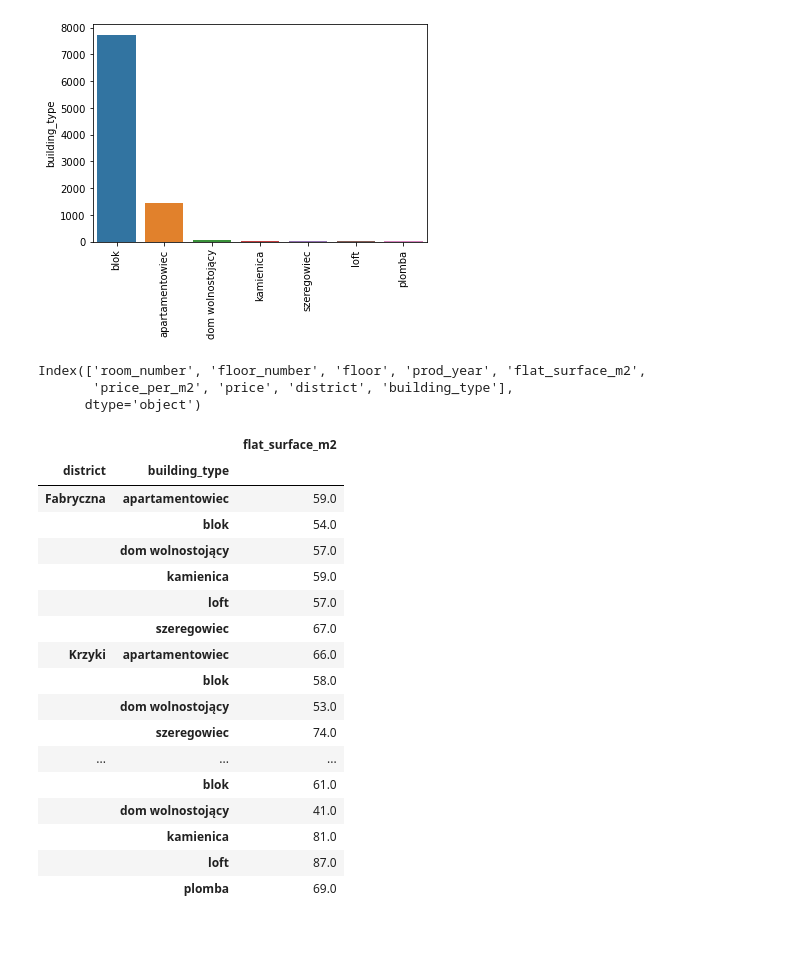
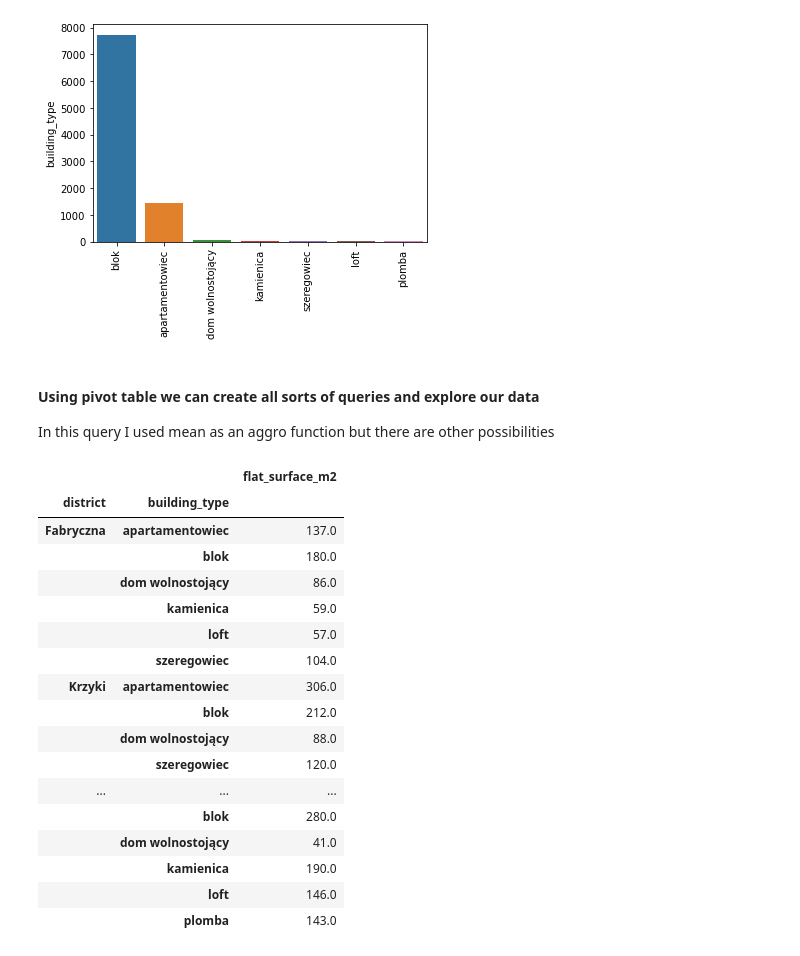
Before and after one commit to TestQspy/flats_EDA, a Jupyter notebook: flats_eda.ipynb, the cells around one changed output. Cells and saved outputs as stored; diff of their text form; code cells hidden in the pictures.

```diff
--- a/flats_eda.ipynb
+++ b/flats_eda.ipynb
@@ -53,30 +76,27 @@ for i in df.columns:
 [figure]
 [figure]
 [figure]
-# %%
-df.columns
-# %% [output]
-Index(['room_number', 'floor_number', 'floor', 'prod_year', 'flat_surface_m2',
-       'price_per_m2', 'price', 'district', 'building_type'],
-      dtype='object')
+# %% [markdown]
+#### Using pivot table we can create all sorts of queries and explore our data
+In this query I used mean as an aggro function but there are other possibilities
 # %%
-pd.pivot_table(df, values='flat_surface_m2', index=['district','building_type']).round(decimals=0)
+pd.pivot_table(df, values='flat_surface_m2', index=['district','building_type'], aggfunc=np.amax).round(decimals=0)
 # %% [output]
 |  |  | flat_surface_m2 |
 | district | building_type |  |
-| Fabryczna | apartamentowiec | 59.0 |
-|  | blok | 54.0 |
-|  | dom wolnostojący | 57.0 |
+| Fabryczna | apartamentowiec | 137.0 |
+|  | blok | 180.0 |
+|  | dom wolnostojący | 86.0 |
 |  | kamienica | 59.0 |
 |  | loft | 57.0 |
-|  | szeregowiec | 67.0 |
-| Krzyki | apartamentowiec | 66.0 |
-|  | blok | 58.0 |
-|  | dom wolnostojący | 53.0 |
-|  | szeregowiec | 74.0 |
+|  | szeregowiec | 104.0 |
+| Krzyki | apartamentowiec | 306.0 |
+|  | blok | 212.0 |
+|  | dom wolnostojący | 88.0 |
+|  | szeregowiec | 120.0 |
 | ... | ... | ... |
-|  | blok | 61.0 |
+|  | blok | 280.0 |
 |  | dom wolnostojący | 41.0 |
-|  | kamienica | 81.0 |
-|  | loft | 87.0 |
-|  | plomba | 69.0 |
+|  | kamienica | 190.0 |
+|  | loft | 146.0 |
+|  | plomba | 143.0 |
```
Also changed, not shown: parts of 9 cells of this notebook.
